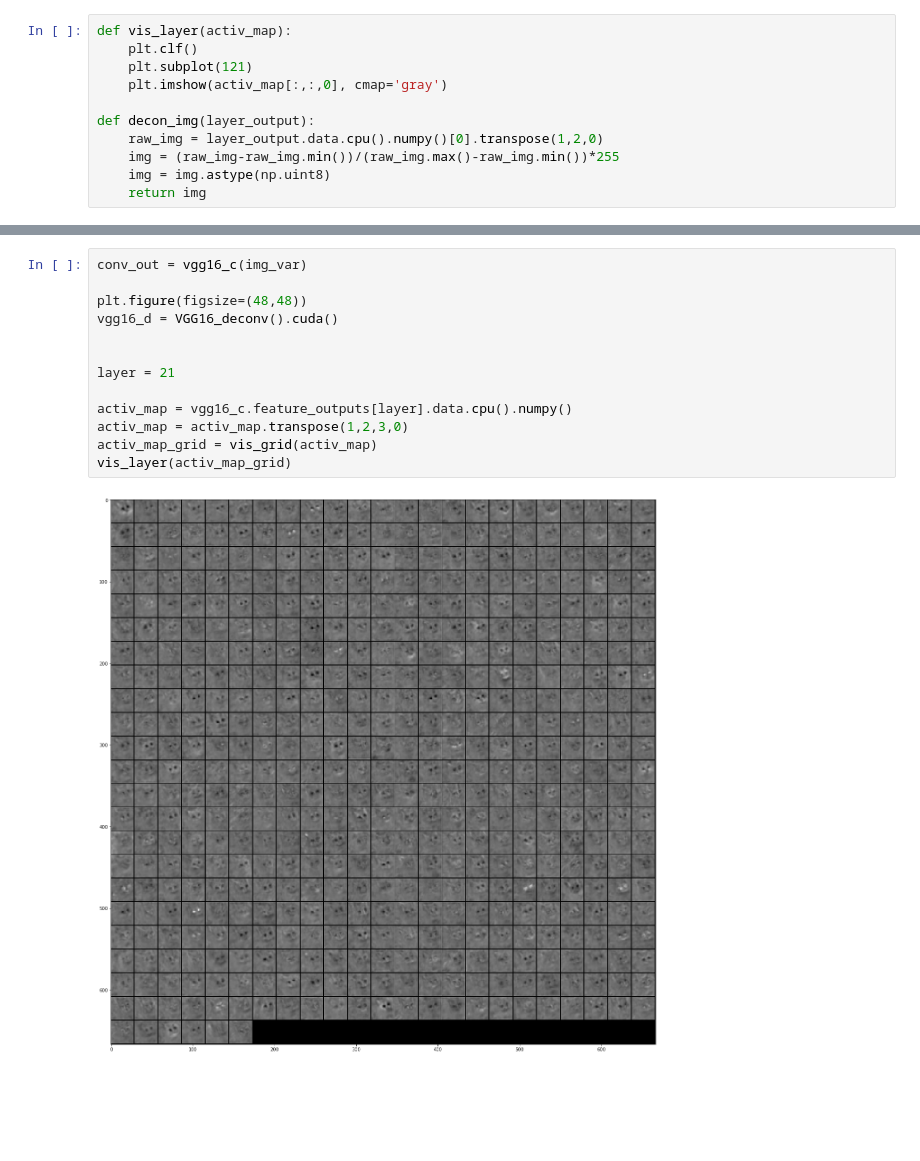
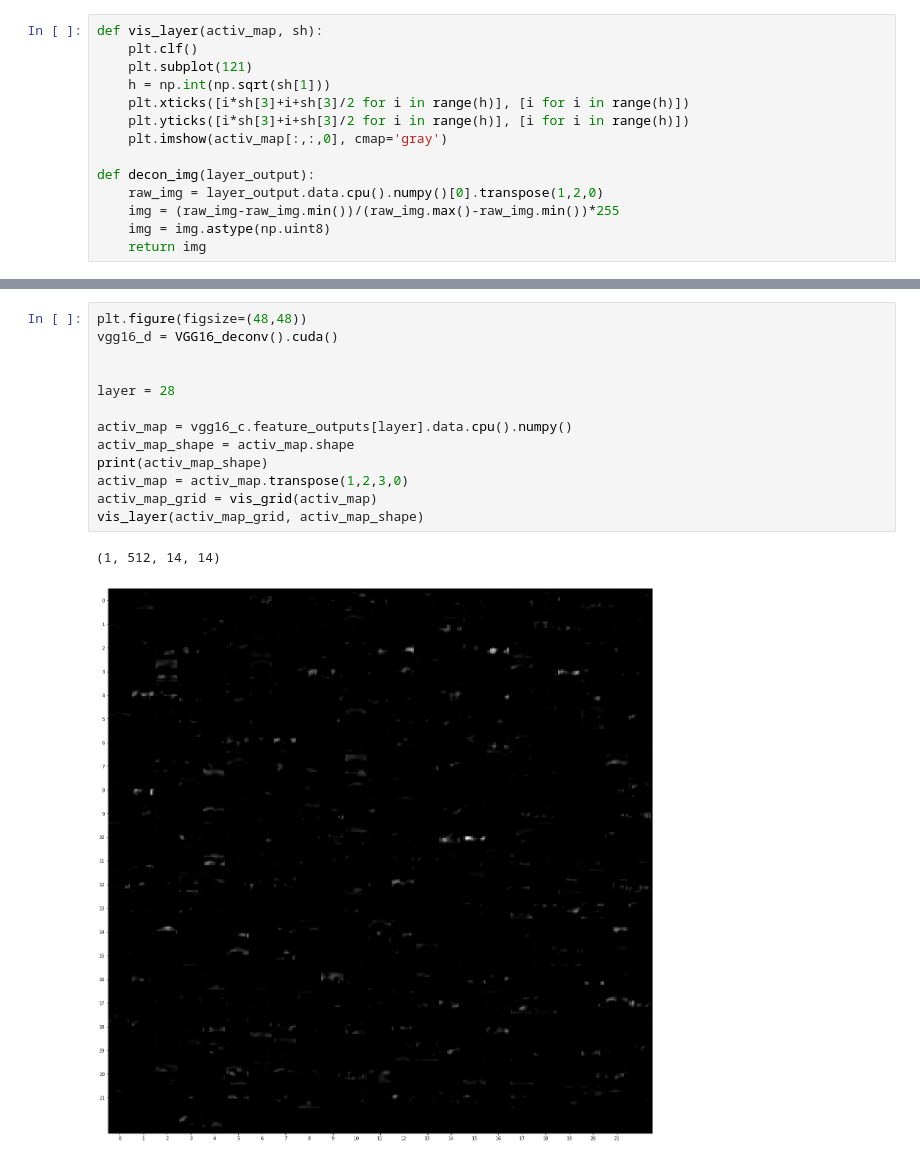
Before and after one commit to BorisLestsov/pytorch-deconvnet, a Jupyter notebook: vis.ipynb, the cells around one changed output, grey strips where cells are left out. Saved outputs shown, nothing was run; the diff lists cells and outputs as text; blank space fills up the shorter version.

```diff
--- a/vis.ipynb
+++ b/vis.ipynb
@@ -21,7 +182,10 @@ mpl backend:  module://ipykernel.pylab.backend_inline
 # %%
-def vis_layer(activ_map):
+def vis_layer(activ_map, sh):
     plt.clf()
     plt.subplot(121)
+    h = np.int(np.sqrt(sh[1]))
+    plt.xticks([i*sh[3]+i+sh[3]/2 for i in range(h)], [i for i in range(h)])
+    plt.yticks([i*sh[3]+i+sh[3]/2 for i in range(h)], [i for i in range(h)])
     plt.imshow(activ_map[:,:,0], cmap='gray')
 
 def decon_img(layer_output):
@@ -59,18 +255,19 @@ VGG16_conv (
 # %%
-conv_out = vgg16_c(img_var)
-
 plt.figure(figsize=(48,48))
 vgg16_d = VGG16_deconv().cuda()
 
 
-layer = 21
+layer = 28
 
 activ_map = vgg16_c.feature_outputs[layer].data.cpu().numpy()
+activ_map_shape = activ_map.shape
+print(activ_map_shape)
 activ_map = activ_map.transpose(1,2,3,0)
 activ_map_grid = vis_grid(activ_map)
-vis_layer(activ_map_grid)
+vis_layer(activ_map_grid, activ_map_shape)
 # %% [output]
+(1, 512, 14, 14)
-[figure, old version]
+[figure, new version]
 # %%
 # only transpose convolve from Conv2d or ReLU layers
 conv_layer = layer
```
Also changed, not shown: parts of 7 cells of this notebook, 1 other file.
